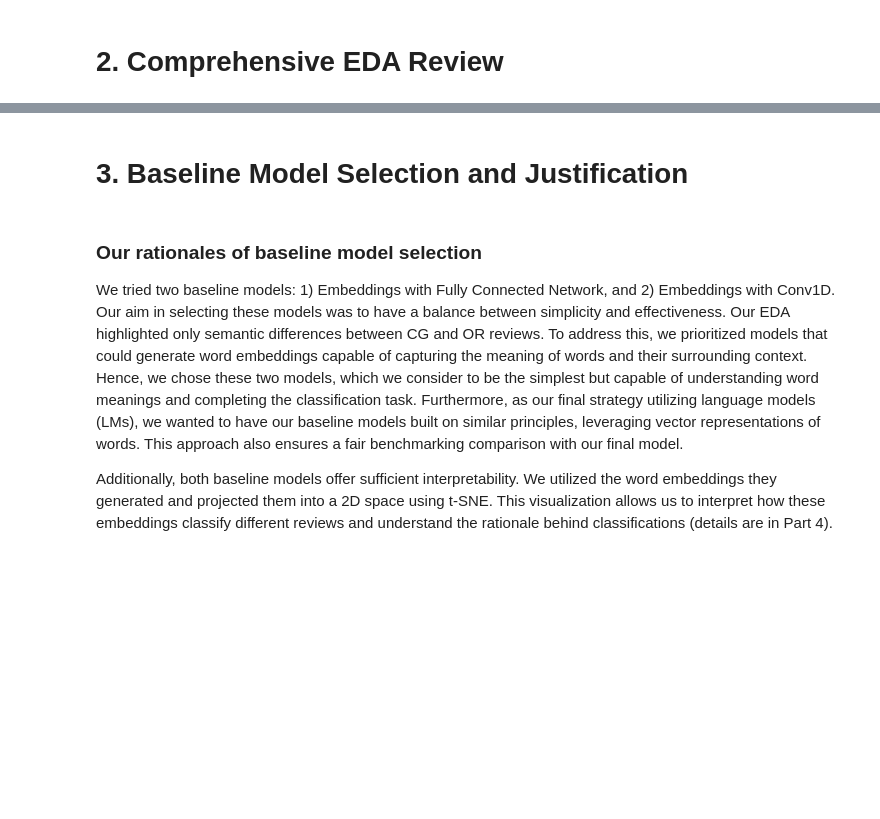
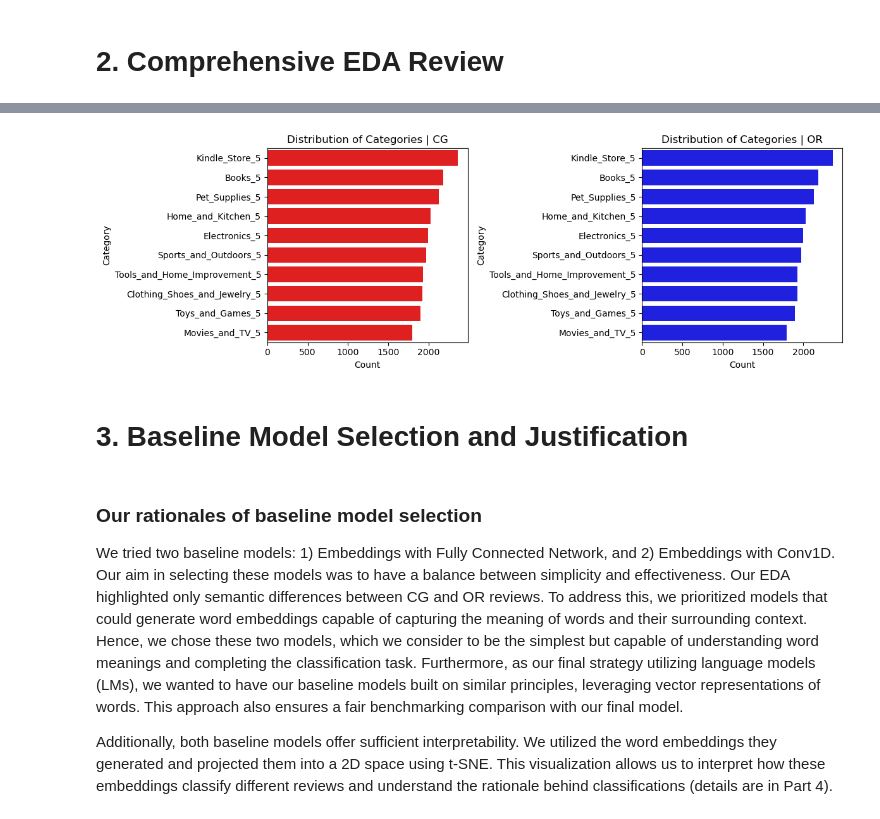
Before and after one commit to TonyW42/cs209, a Jupyter notebook: Milestone_4_Shulin.ipynb, the cells around one changed output, grey strips where cells are left out. Saved outputs shown, nothing was run; the diff lists cells and outputs as text; code cells hidden in the pictures; blank space fills up the shorter version.

```diff
--- a/Milestone_4_Shulin.ipynb
+++ b/Milestone_4_Shulin.ipynb
@@ -7,3 +88,19 @@
+# %%
+fig, axes = plt.subplots(1, 2, figsize=(12, 4))
+
+# Plot 2: Conditional Distribution of Category Given Label
+for i, label in enumerate(data['label'].unique()):
+    color = "red" if label == "CG" else "blue"
+    category_order = data[data['label'] == label]['category'].value_counts().index
+    sns.countplot(y='category', data=data[data['label'] == label], ax=axes[i], order=category_order, color = color)
+    axes[i].set_title(f'Distribution of Categories | {label}')
+    axes[i].set_xlabel('Count')
+    axes[i].set_ylabel('Category')
+
+plt.tight_layout()
+plt.show()
+# %% [output]
+[figure, added]
 # %% [markdown]
 # 3. Baseline Model Selection and Justification
 # %% [markdown]
```
Also changed, not shown: parts of 11 cells of this notebook.
